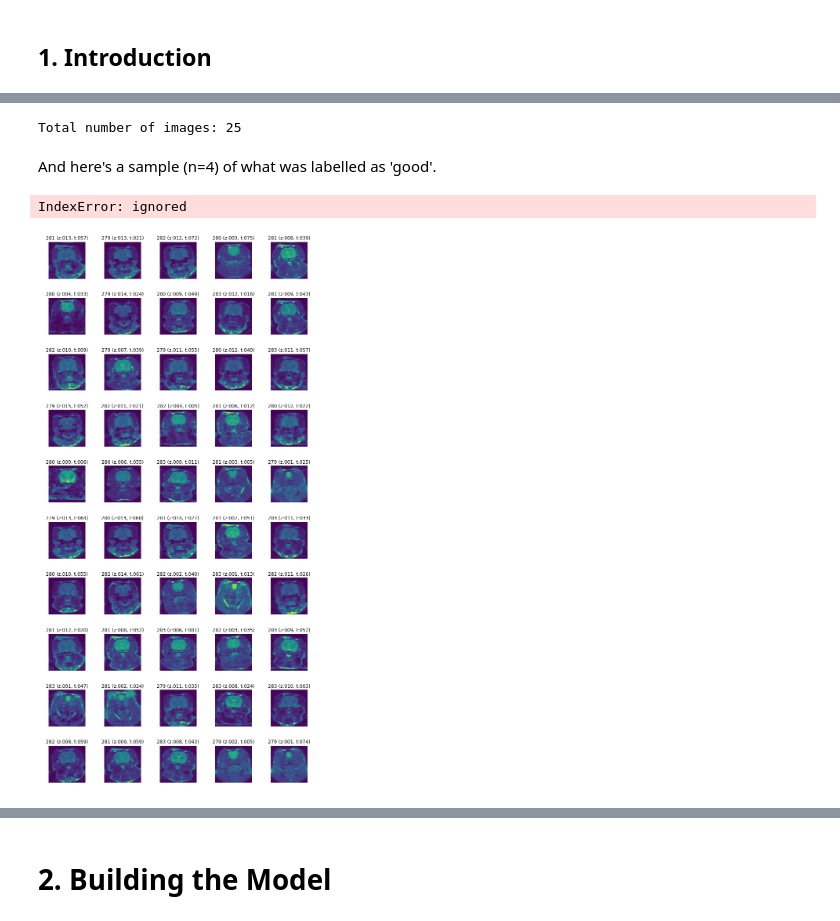
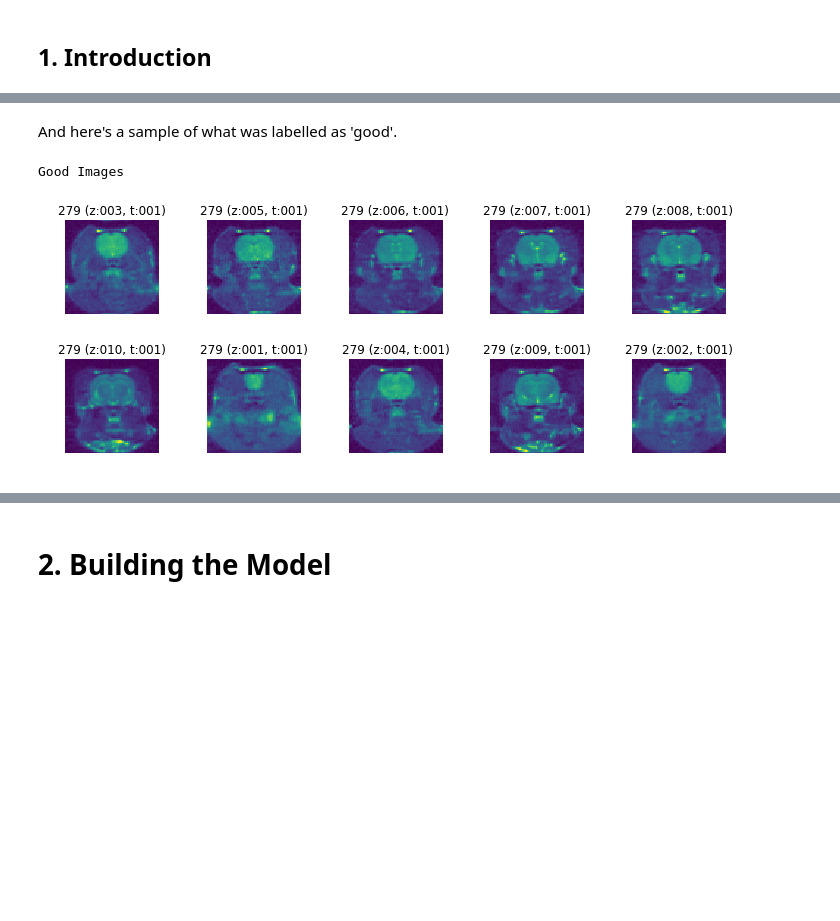
Before and after one commit to alexlaurence/CLARA, a Jupyter notebook: CLARA.ipynb, the cells around one changed output, grey strips where cells are left out. Saved outputs shown, nothing was run; the diff lists cells and outputs as text; code cells hidden in the pictures; blank space fills up the shorter version.

```diff
--- a/CLARA.ipynb
+++ b/CLARA.ipynb
@@ -138,7 +147,7 @@ Here's a sample (n=4) of what was labelled as 'bad':
 # this is just an example, you need the raw data to run this script.
 
 images = []
-for f in glob.iglob("/content/testing_data/bad/*"):
+for f in glob.iglob("/content/sample_data/bad/*"):
     images.append(np.asarray(Image.open(f)))
 
 columns = 5
@@ -150,7 +159,8 @@ fig.tight_layout()
 axs = axs.ravel()
 
 i = 0
-for filename in os.listdir('/content/testing_data/bad/'):
+print('Bad Images')
+for filename in os.listdir('/content/sample_data/bad/'):
   RatName = filename[:-14] + " (" + "z:" + filename[10:-4] + ", t:" + filename[5:-9] + ")"
   axs[i].imshow(images[i])
   axs[i].set_title(RatName)
@@ -161,32 +172,28 @@ for filename in os.listdir('/content/testing_data/bad/'):
-# %%
-print('Total number of images: ' + str(len(os.listdir('/content/testing_data/bad/'))))
-# %% [output]
-Total number of images: 25
 # %% [markdown]
-And here's a sample (n=4) of what was labelled as 'good'.
+And here's a sample of what was labelled as 'good'.
 # %%
 # this is just an example, you need the raw data to run this script.
 
 images = []
-for f in glob.iglob("/content/testing_data/good/*"):
+for f in glob.iglob("/content/sample_data/good/*"):
     images.append(np.asarray(Image.open(f)))
 
 columns = 5
-#rows = round(len(images)/columns)
-rows = 10
+rows = round(len(images)/columns)
 
 images = np.array(images)
 fig, axs = plt.subplots(rows, columns, figsize=(10, rows*2))
 fig.tight_layout()
 axs = axs.ravel()
 
 i = 0
-for filename in os.listdir('/content/testing_data/good/'):
+print('Good Images')
+for filename in os.listdir('/content/sample_data/good/'):
   RatName = filename[:-14] + " (" + "z:" + filename[10:-4] + ", t:" + filename[5:-9] + ")"
   axs[i].imshow(images[i])
   axs[i].set_title(RatName)
   axs[i].axis('off')
   i += 1
 # %% [output]
-IndexError: ignored
+Good Images
-[figure, old version]
+[figure, new version]
```
Also changed, not shown: parts of 11 cells of this notebook.
